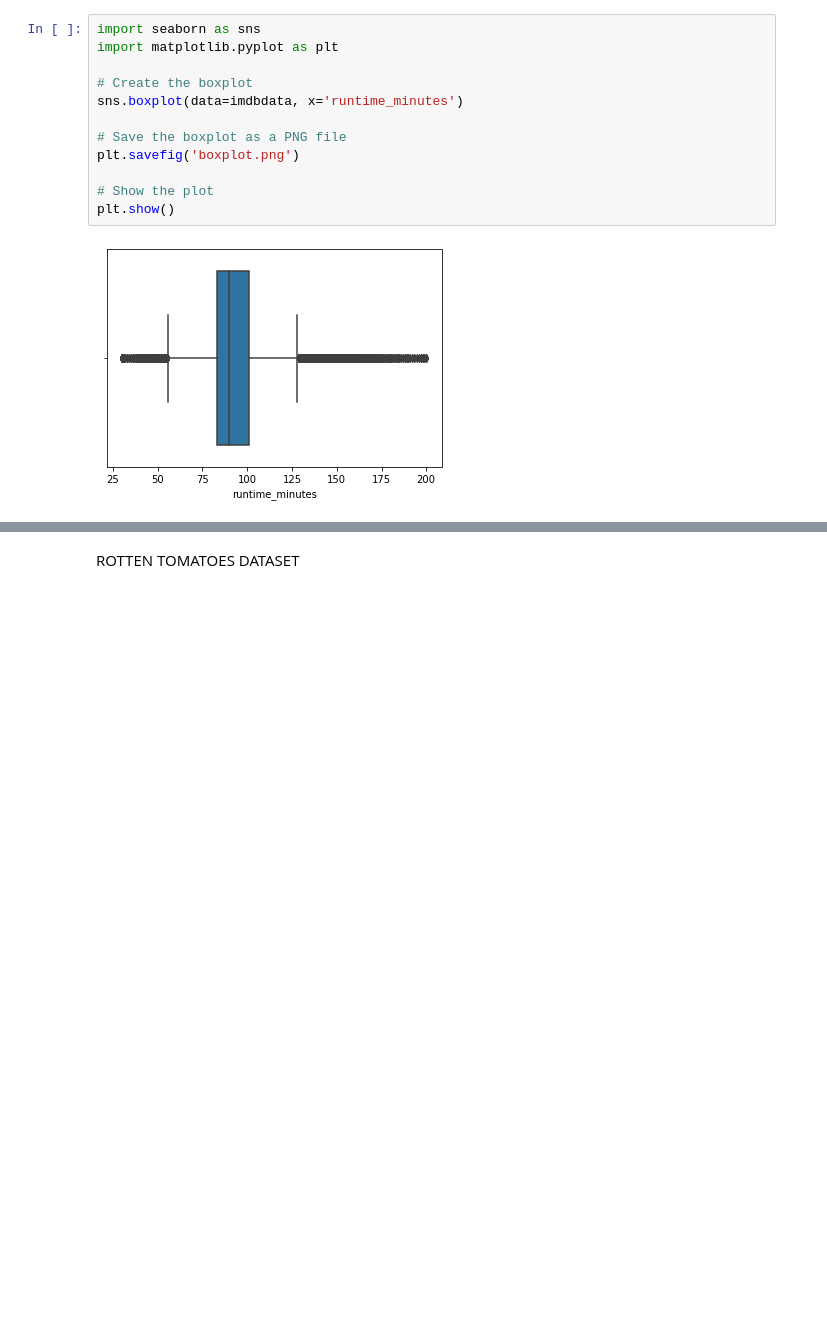
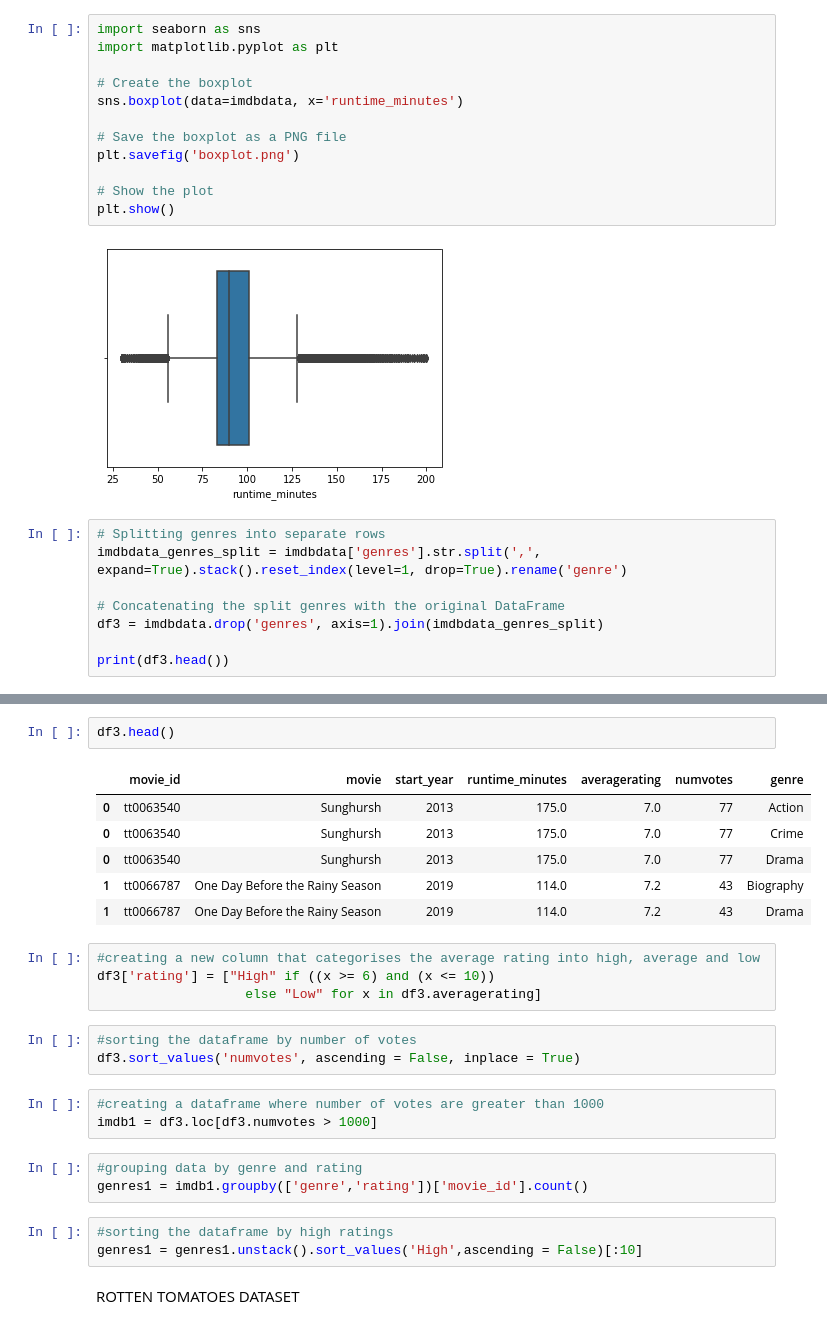
Before and after one commit to samuelhellen/dsc-phase-1-project-v2-4, a Jupyter notebook: student.ipynb, the cells around one changed output, grey strips where cells are left out. Drawn from its saved outputs; the diff is of its cells as text; blank space fills up the shorter version.

```diff
--- a/student.ipynb
+++ b/student.ipynb
@@ -492,3 +492,11 @@ plt.savefig('boxplot.png')
 plt.show()
 # %% [output]
 [figure]
+# %%
+# Splitting genres into separate rows
+imdbdata_genres_split = imdbdata['genres'].str.split(',', expand=True).stack().reset_index(level=1, drop=True).rename('genre')
+
+# Concatenating the split genres with the original DataFrame
+df3 = imdbdata.drop('genres', axis=1).join(imdbdata_genres_split)
+
+print(df3.head())
@@ -495,3 +539,28 @@ plt.show()
+# %%
+df3.head()
+# %% [output]
+|  | movie_id | movie | start_year | runtime_minutes | averagerating | numvotes | genre |
+| 0 | tt0063540 | Sunghursh | 2013 | 175.0 | 7.0 | 77 | Action |
+| 0 | tt0063540 | Sunghursh | 2013 | 175.0 | 7.0 | 77 | Crime |
+| 0 | tt0063540 | Sunghursh | 2013 | 175.0 | 7.0 | 77 | Drama |
+| 1 | tt0066787 | One Day Before the Rainy Season | 2019 | 114.0 | 7.2 | 43 | Biography |
+| 1 | tt0066787 | One Day Before the Rainy Season | 2019 | 114.0 | 7.2 | 43 | Drama |
+# %%
+#creating a new column that categorises the average rating into high, average and low
+df3['rating'] = ["High" if ((x >= 6) and (x <= 10))
+                   else "Low" for x in df3.averagerating]
+# %%
+#sorting the dataframe by number of votes
+df3.sort_values('numvotes', ascending = False, inplace = True)
+# %%
+#creating a dataframe where number of votes are greater than 1000
+imdb1 = df3.loc[df3.numvotes > 1000]
+# %%
+#grouping data by genre and rating
+genres1 = imdb1.groupby(['genre','rating'])['movie_id'].count()
+# %%
+#sorting the dataframe by high ratings
+genres1 = genres1.unstack().sort_values('High',ascending = False)[:10]
 # %% [markdown]
 ROTTEN TOMATOES DATASET
 # %%
```
Also changed, not shown: parts of 7 cells of this notebook.
